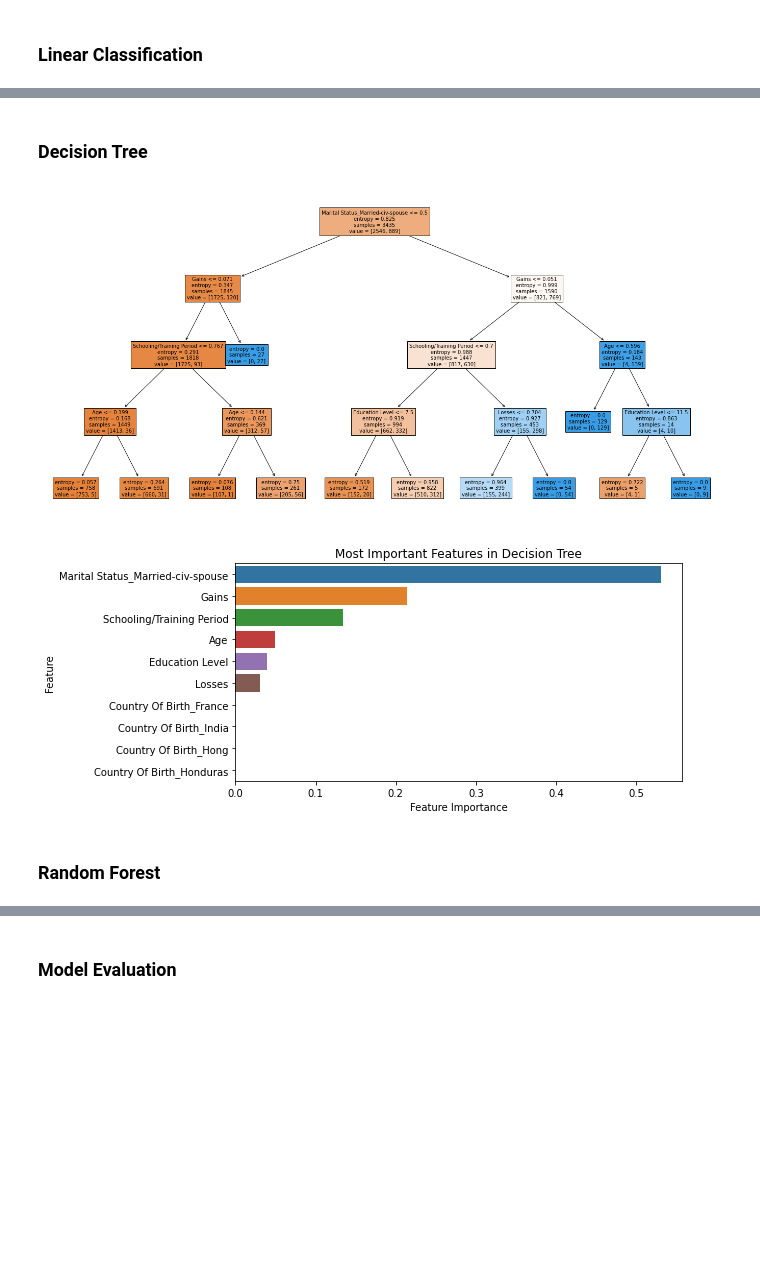
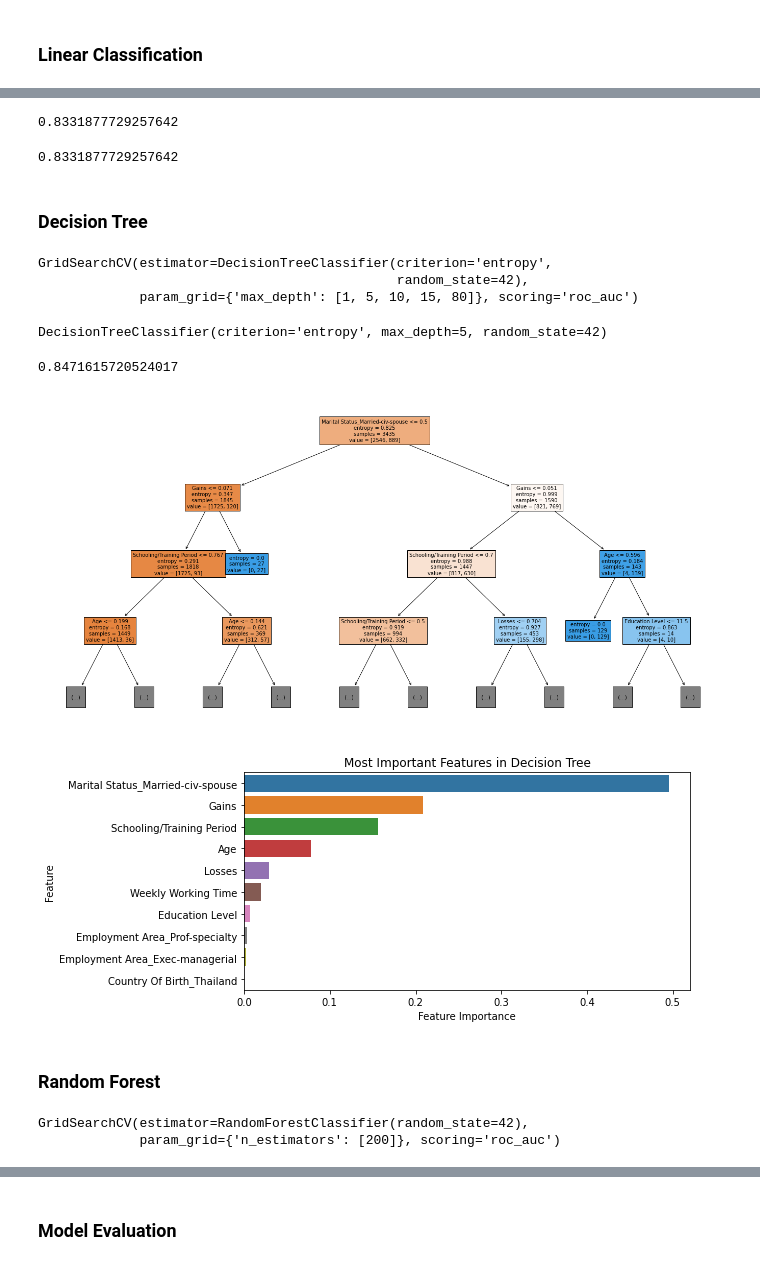
Before and after one commit to lucashoeft/Intelligent-Data-Analysis-Project, a Jupyter notebook: Intelligent-Data-Analysis-Project.ipynb, the cells around one changed output, grey strips where cells are left out. Cells and saved outputs as stored; diff of their text form; code cells hidden in the pictures; blank space fills up the shorter version.

```diff
--- a/Intelligent-Data-Analysis-Project.ipynb
+++ b/Intelligent-Data-Analysis-Project.ipynb
@@ -437,0 +288,13 @@ income_y_pred_svm = clf_svm.predict(income_X_test)
+# %%
+from sklearn import svm, datasets
+from sklearn.model_selection import GridSearchCV
+
+# Hyperparameter Tuning
+parameters = {'kernel':
+              ('linear', 'rbf'),
+              'gamma': [0.1, 1, 10, 100],
+              'C':[0.01, 0.1, 1, 10]}
+svc = svm.SVC()
+clf_svm = GridSearchCV(svc, parameters, scoring='roc_auc')
+clf_svm.fit(income_X_train, income_y_train)
+print(clf_svm)
@@ -438,30 +311,52 @@ income_y_pred_svm = clf_svm.predict(income_X_test)
+# %%
+income_y_pred_svm = clf_svm_best.predict(income_X_test)
+income_y_pred1 = clf_svm.predict(income_X_test)
+print(accuracy_score(income_y_pred_svm, income_y_test))
+accuracy_score(income_y_pred1, income_y_test)
+# %% [output]
+0.8331877729257642
+0.8331877729257642
 # %% [markdown]
 ### Decision Tree
+# %%
+from sklearn.model_selection import GridSearchCV
+from sklearn import tree
+
+# Hyperparameter Tuning
+parameters = {'max_depth': [1, 5, 10, 15, 80]}
+dtc = tree.DecisionTreeClassifier(criterion='entropy', random_state=42)
+clf_dt = GridSearchCV(dtc, parameters, scoring='roc_auc')
+clf_dt.fit(income_X_train, income_y_train)
+print(clf_dt)
+# %% [output]
+GridSearchCV(estimator=DecisionTreeClassifier(criterion='entropy',
+                                              random_state=42),
+             param_grid={'max_depth': [1, 5, 10, 15, 80]}, scoring='roc_auc')
+# %%
+clf_dt_best = clf_dt.best_estimator_
+clf_dt_best
+# %% [output]
+DecisionTreeClassifier(criterion='entropy', max_depth=5, random_state=42)
+# %%
+income_y_pred_dt = clf_dt_best.predict(income_X_test)
+accuracy_score(income_y_pred_dt, income_y_test)
+# %% [output]
+0.8471615720524017
 # %%
-from sklearn import tree
-
-# Split Criteria = Entropy
-clf_dt = tree.DecisionTreeClassifier(criterion='entropy', max_depth=4, random_state=42)
-clf_dt = clf_dt.fit(income_X_train, income_y_train)
-
-income_y_pred_dt = clf_dt.predict(income_X_test)
-
 # Visualize Decision Tree
 plt.figure(figsize=(24,12))
 
 # Add classnames later again
-tree.plot_tree(clf_dt, max_depth=4, fontsize=10, feature_names=income_X_train.columns, filled=True)
+tree.plot_tree(clf_dt_best, max_depth=3, fontsize=10, feature_names=income_X_train.columns, filled=True)
 plt.show()
 # %% [output]
-[figure, old version]
+[figure, new version]
 # %%
-feature_importance_dt = pd.Series(clf_dt.feature_importances_,index=income_X_train.columns).sort_values(ascending=False).head(10)
+feature_importance_dt = pd.Series(clf_dt_best.feature_importances_,index=income_X_train.columns).sort_values(ascending=False).head(10)
 
 plt.figure(figsize=(8,4))
 features_barplot = sns.barplot(x=feature_importance_dt, y=feature_importance_dt.index)
 features_barplot.set(xlabel="Feature Importance", ylabel="Feature", title="Most Important Features in Decision Tree")
 plt.show()
 # %% [output]
-[figure, old version]
+[figure, new version]
-# %% [markdown]
-### Random Forest
@@ -473,0 +363,15 @@ income_y_pred_rf = clf_rf.predict(income_X_test)
+# %% [markdown]
+### Random Forest
+# %%
+from sklearn.model_selection import GridSearchCV
+from sklearn.ensemble import RandomForestClassifier
+
+# Hyperparameter Tuning
+parameters = {'n_estimators': [200]}
+rfc = RandomForestClassifier(random_state=42)
+clf_rf = GridSearchCV(rfc, parameters, scoring='roc_auc')
+clf_rf.fit(income_X_train, income_y_train)
+print(clf_rf)
+# %% [output]
+GridSearchCV(estimator=RandomForestClassifier(random_state=42),
+             param_grid={'n_estimators': [200]}, scoring='roc_auc')
```
Also changed, not shown: parts of 21 cells of this notebook.
